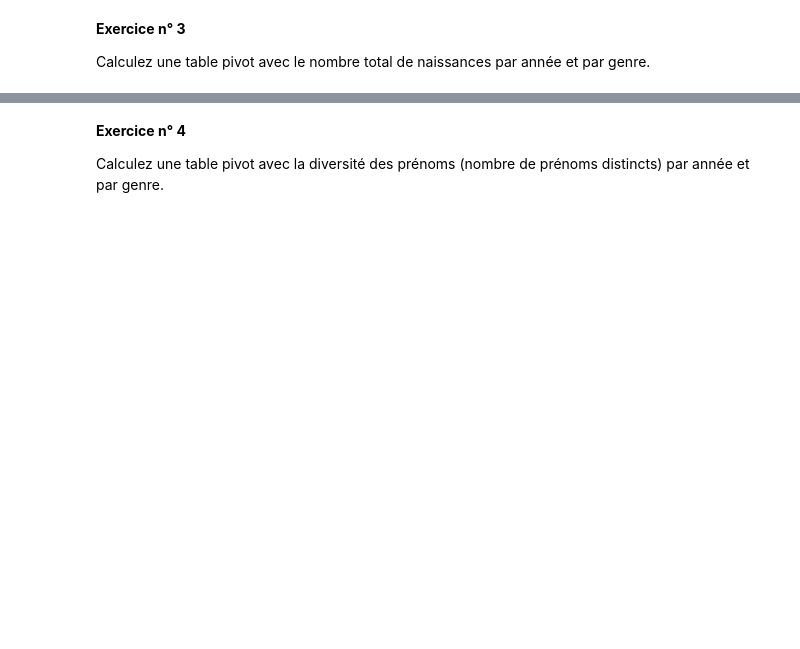
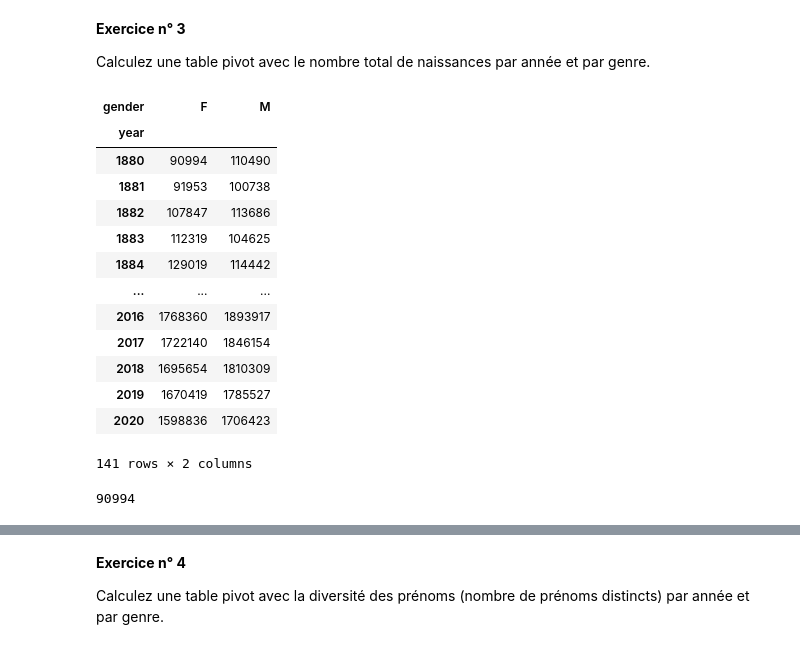
Before and after one commit to cliaigre/Kit-Start-Data, a Jupyter notebook: session5/corrige_projet3_session5.ipynb, the cells around one changed output, grey strips where cells are left out. Saved outputs shown, nothing was run; the diff lists cells and outputs as text; code cells hidden in the pictures; blank space fills up the shorter version.

```diff
--- a/session5/corrige_projet3_session5.ipynb
+++ b/session5/corrige_projet3_session5.ipynb
@@ -417,3 +626,27 @@ df.pivot_table(values='C',
 **Exercice n° 3**
 
 Calculez une table pivot avec le nombre total de naissances par année et par genre.
+# %%
+df_us.pivot_table(values='births',
+                  index='year',
+                  columns='gender',
+                  aggfunc='sum')
+# %% [output]
+| gender | F | M |
+| year |  |  |
+| 1880 | 90994 | 110490 |
+| 1881 | 91953 | 100738 |
+| 1882 | 107847 | 113686 |
+| 1883 | 112319 | 104625 |
+| 1884 | 129019 | 114442 |
+| ... | ... | ... |
+| 2016 | 1768360 | 1893917 |
+| 2017 | 1722140 | 1846154 |
+| 2018 | 1695654 | 1810309 |
+| 2019 | 1670419 | 1785527 |
+| 2020 | 1598836 | 1706423 |
+141 rows × 2 columns
+# %%
+df_us.loc[(df_us['gender']=='F')&(df_us['year']==1880), 'births'].sum()
+# %% [output]
+90994
```
Also changed, not shown: parts of 47 cells of this notebook, 1 other file.
